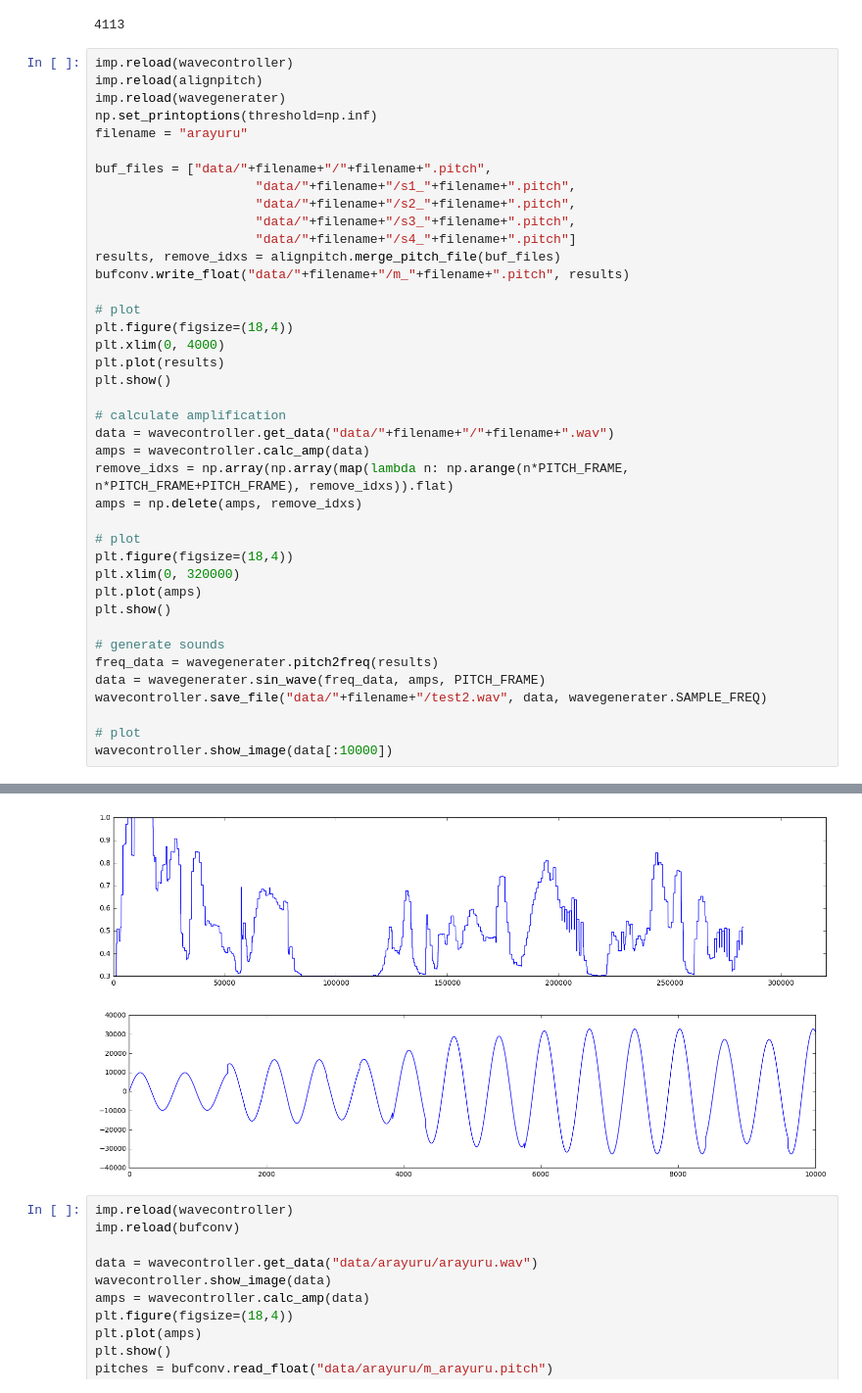
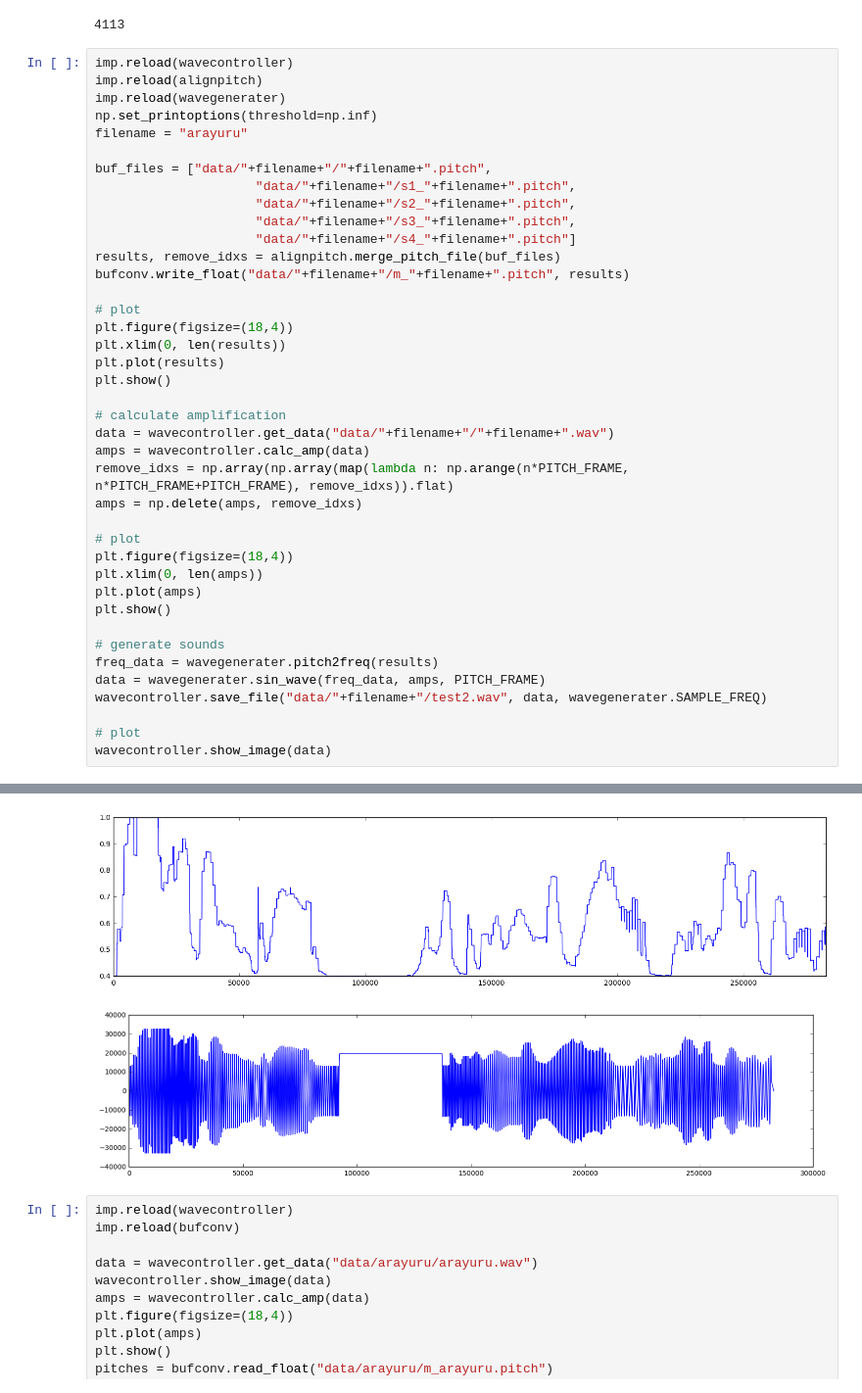
Before and after one commit to nomnom-mst/exhibition, a Jupyter notebook: waveanalyze.ipynb, the cells around one changed output, grey strips where cells are left out. Shown at 98% size. Cells and saved outputs as stored; diff of their text form.

```diff
--- a/waveanalyze.ipynb
+++ b/waveanalyze.ipynb
@@ -155,7 +155,7 @@ bufconv.write_float("data/"+filename+"/m_"+filename+".pitch", results)
 
 # plot
 plt.figure(figsize=(18,4))
-plt.xlim(0, 4000)
+plt.xlim(0, len(results))
 plt.plot(results)
 plt.show()
 
@@ -167,7 +167,7 @@ amps = np.delete(amps, remove_idxs)
 
 # plot
 plt.figure(figsize=(18,4))
-plt.xlim(0, 320000)
+plt.xlim(0, len(amps))
 plt.plot(amps)
 plt.show()
 
@@ -177,5 +177,5 @@ data = wavegenerater.sin_wave(freq_data, amps, PITCH_FRAME)
 wavecontroller.save_file("data/"+filename+"/test2.wav", data, wavegenerater.SAMPLE_FREQ)
 
 # plot
-wavecontroller.show_image(data[:10000])
+wavecontroller.show_image(data)
 # %% [output]
@@ -183,5 +183,5 @@ wavecontroller.show_image(data[:10000])
-[figure, old version]
+[figure, new version]
-[figure, old version]
+[figure, new version]
 # %%
 imp.reload(wavecontroller)
 imp.reload(bufconv)
```
Also changed, not shown: parts of 3 cells of this notebook, 4 other files.
